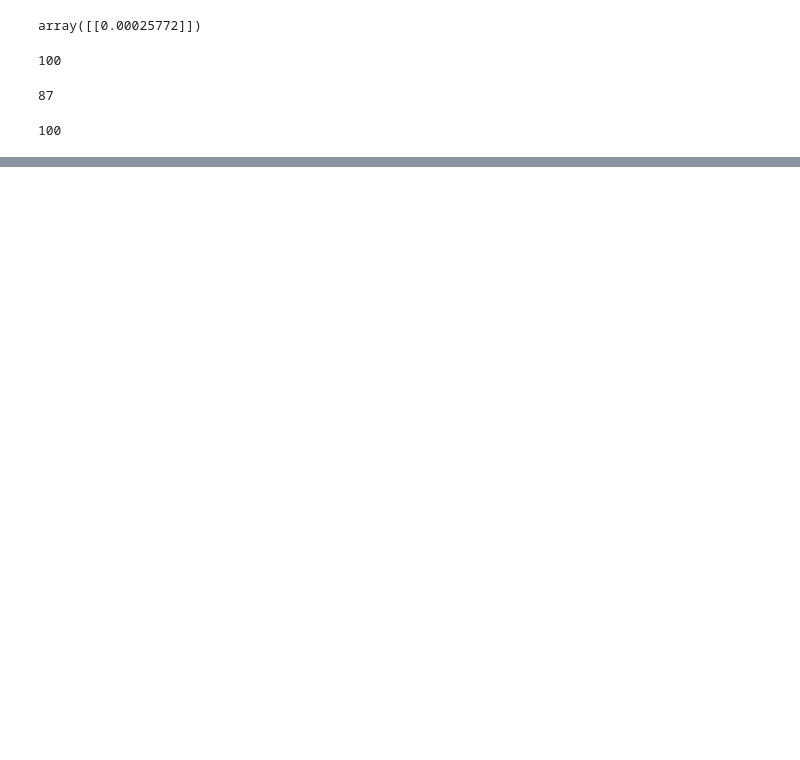
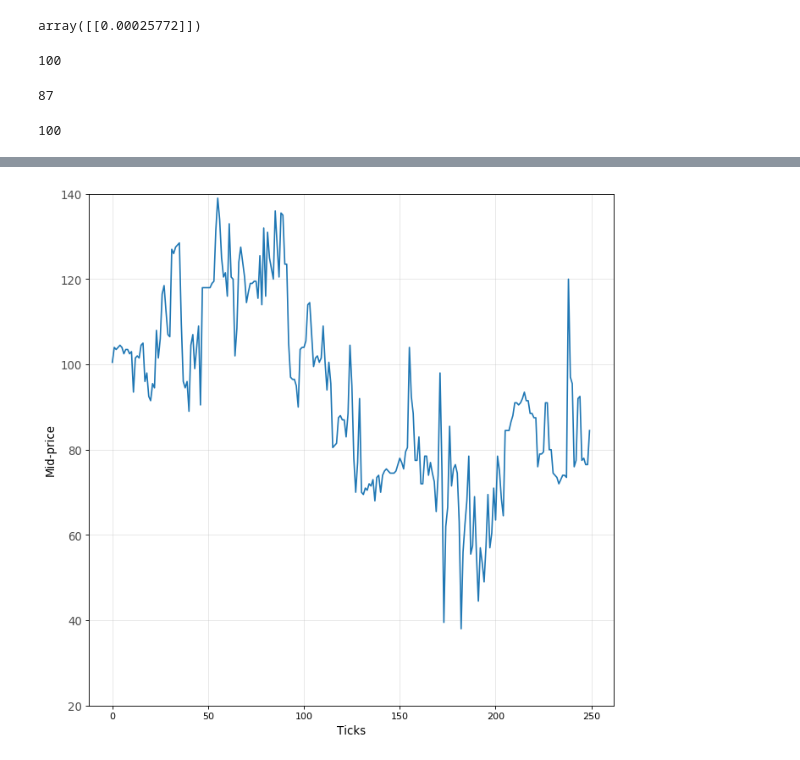
Before and after one commit to KellyGoosen1/Dissertation-Code, a Jupyter notebook: PreisModel.ipynb, the cells around one changed output, grey strips where cells are left out. Drawn from its saved outputs; the diff is of its cells as text; code cells hidden in the pictures; blank space fills up the shorter version.

Commit message:
reproduced exact price path

```diff
--- a/PreisModel.ipynb
+++ b/PreisModel.ipynb
@@ -384,0 +392,30 @@ array([[102. ],
+# %%
+import matplotlib as mpl
+import matplotlib.pyplot as plt
+
+df = pd.DataFrame(p.intradayPrice, columns = ["Intraday Price"])
+# %%
+# Draw Plot
+plt.figure(figsize=(10,10), dpi= 80)
+plt.plot('Intraday Price', data=df, color='tab:blue')
+
+# Decoration
+plt.ylim(20, 140)
+xtick_location = df.index.tolist()[::12]
+#xtick_labels = [x[-4:] for x in df.date.tolist()[::12]]
+#plt.xticks(ticks=xtick_location, labels=xtick_labels, rotation=0, fontsize=12, horizontalalignment='center', alpha=.7)
+plt.yticks(fontsize=12, alpha=.7)
+#plt.title("Reproduced Intraday Price Simulation", fontsize=22)
+plt.grid(axis='both', alpha=.3)
+
+# Remove borders
+#plt.gca().spines["top"].set_alpha(0.0)
+#plt.gca().spines["bottom"].set_alpha(0.3)
+#plt.gca().spines["right"].set_alpha(0.0)
+#plt.gca().spines["left"].set_alpha(0.3)
+plt.gca().set(xlabel='Ticks', ylabel='Mid-price')
+plt.ylabel("Mid-price", fontsize=12)
+plt.xlabel("Ticks", fontsize=12)
+plt.show()
+# %% [output]
+[figure, added]
```
Also changed, not shown: parts of 10 cells of this notebook, 1 other file.
